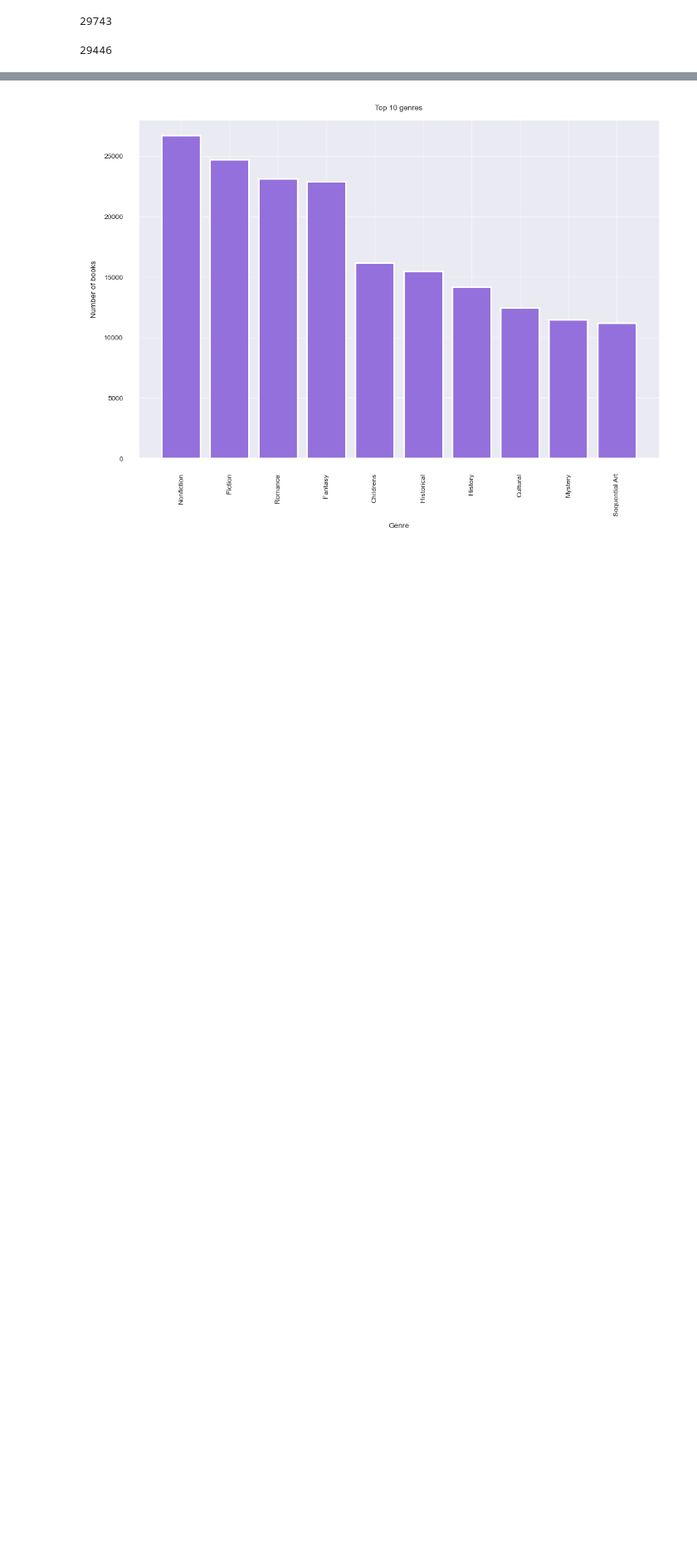
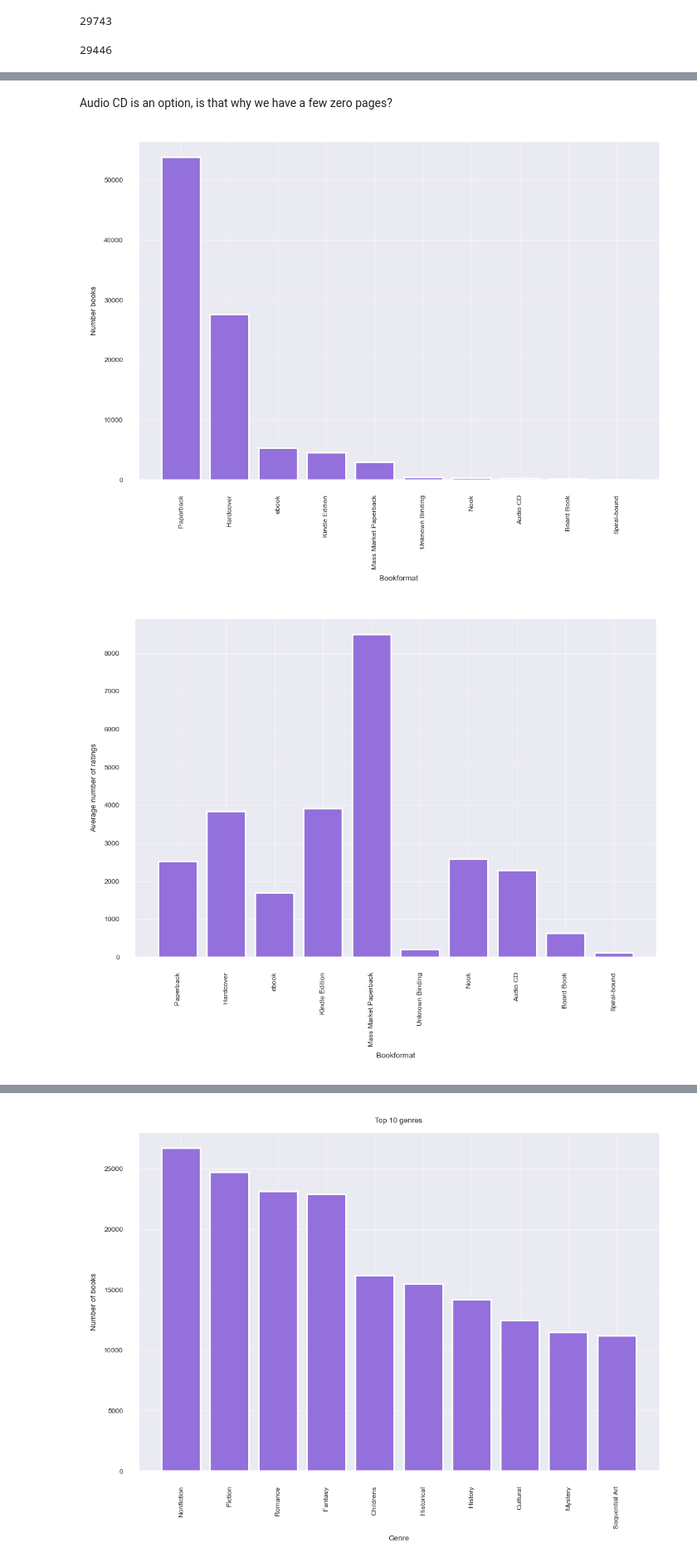
Before and after one commit to lessthelonely/PRI-22-23, a Jupyter notebook: book_data_notebook.ipynb, the cells around one changed output, grey strips where cells are left out. Shown at 83% size. Drawn from its saved outputs; the diff is of its cells as text; code cells hidden in the pictures; blank space fills up the shorter version.

```diff
--- a/book_data_notebook.ipynb
+++ b/book_data_notebook.ipynb
@@ -152,0 +209,3 @@ top_10_genres['Nonfiction']
+# %%
+top_10_bookformats = dict(Counter(dict(og.bookformat.value_counts())).most_common(10))
+top_10_bookformats
@@ -152,0 +223,27 @@ top_10_genres['Nonfiction']
+# %% [markdown]
+Audio CD is an option, is that why we have a few zero pages?
+# %%
+avg_ratings = []
+avg_totalratings = []
+avg_reviews = []
+
+for i in top_10_bookformats.keys():
+    temp = og.loc[og['bookformat'] == i]
+    avg_ratings.append(temp['rating'].mean())
+    avg_totalratings.append(temp['totalratings'].mean())
+    avg_reviews.append(temp['reviews'].mean())
+
+
+
+labels = ["Number books", "Average number of ratings", "Average rating", "Average number of reviews"]
+values = [list(top_10_bookformats.values()), avg_totalratings, avg_ratings, avg_reviews]
+for i in range(4):
+    plt.figure(dpi=200)
+    plt.xlabel("Bookformat")
+    plt.ylabel(labels[i])
+    plt.xticks(rotation=90)
+    plt.bar(list(top_10_bookformats.keys()), values[i], color='mediumpurple')
+    plt.show()
+# %% [output]
+[figure, added]
+[figure, added]
```
Also changed, not shown: parts of 11 cells of this notebook.
